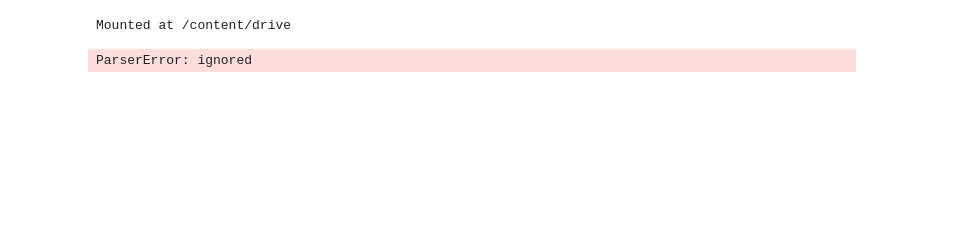
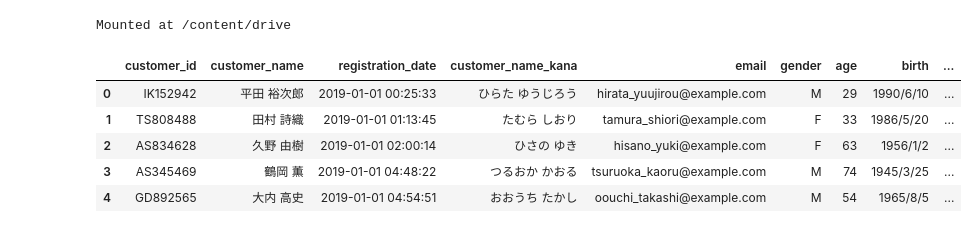
Before and after one commit to T-OKAY/study_001, a Jupyter notebook: study.ipynb, the cells around one changed output. Cells and saved outputs as stored; diff of their text form; code cells hidden in the pictures; blank space fills up the shorter version.

```diff
--- a/study.ipynb
+++ b/study.ipynb
@@ -7,6 +7,12 @@ drive.mount('/content/drive')
 Mounted at /content/drive
 # %%
 import pandas as pd
-customer_master = pd.read_csv('https://drive.google.com/file/d/1UzsdYP5h235R9xVzH5lJhFWCwNocX8r_/view?usp=sharing')
+customer_master = pd.read_csv('/content/drive/MyDrive/Python実践データ分析100本ノック/1章/customer_master.csv')
+customer_master.head()
 # %% [output]
-ParserError: ignored
+|  | customer_id | customer_name | registration_date | customer_name_kana | email | gender | age | birth | ... |
+| 0 | IK152942 | 平田 裕次郎 | 2019-01-01 00:25:33 | ひらた ゆうじろう | hirata_yuujirou@example.com | M | 29 | 1990/6/10 | ... |
+| 1 | TS808488 | 田村 詩織 | 2019-01-01 01:13:45 | たむら しおり | tamura_shiori@example.com | F | 33 | 1986/5/20 | ... |
+| 2 | AS834628 | 久野 由樹 | 2019-01-01 02:00:14 | ひさの ゆき | hisano_yuki@example.com | F | 63 | 1956/1/2 | ... |
+| 3 | AS345469 | 鶴岡 薫 | 2019-01-01 04:48:22 | つるおか かおる | tsuruoka_kaoru@example.com | M | 74 | 1945/3/25 | ... |
+| 4 | GD892565 | 大内 高史 | 2019-01-01 04:54:51 | おおうち たかし | oouchi_takashi@example.com | M | 54 | 1965/8/5 | ... |
```
Also changed, not shown: parts of 7 cells of this notebook.
